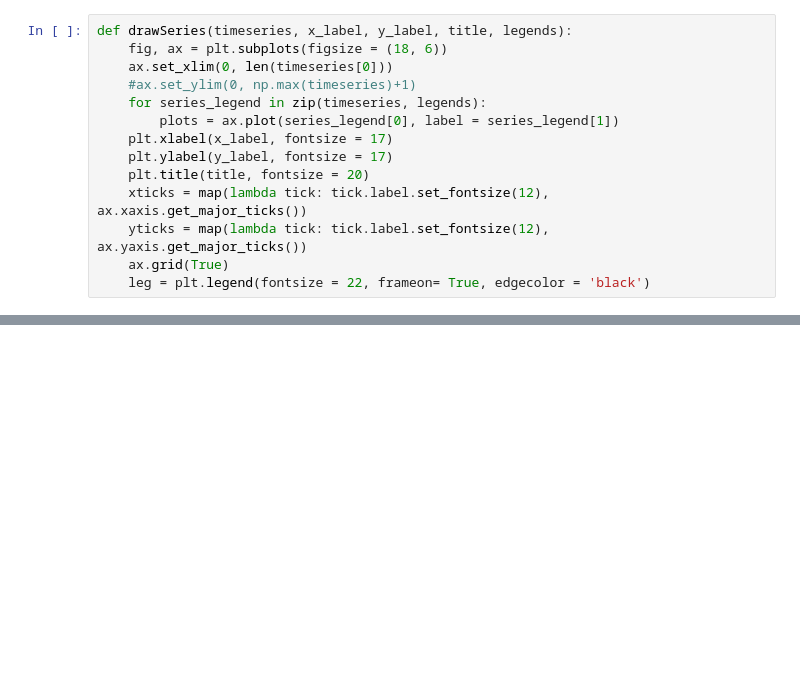
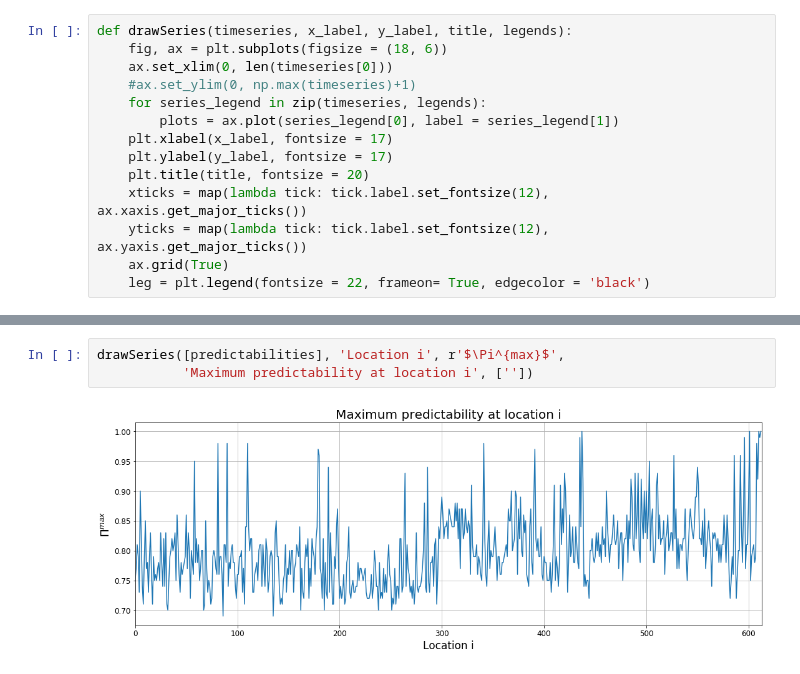
Before and after one commit to Cuspian/DLProject, a Jupyter notebook: BuildTimeSeries.ipynb, the cells around one changed output, grey strips where cells are left out. Saved outputs shown, nothing was run; the diff lists cells and outputs as text; blank space fills up the shorter version.

```diff
--- a/BuildTimeSeries.ipynb
+++ b/BuildTimeSeries.ipynb
@@ -121,0 +135,5 @@ drawSeries([series[0][-1], series[-5][-1]], 'Time period, hours', 'Number of pic
+# %%
+drawSeries([predictabilities], 'Location i', r'$\Pi^{max}$',
+           'Maximum predictability at location i', [''])
+# %% [output]
+[figure, added]
```
Also changed, not shown: parts of 5 cells of this notebook.
